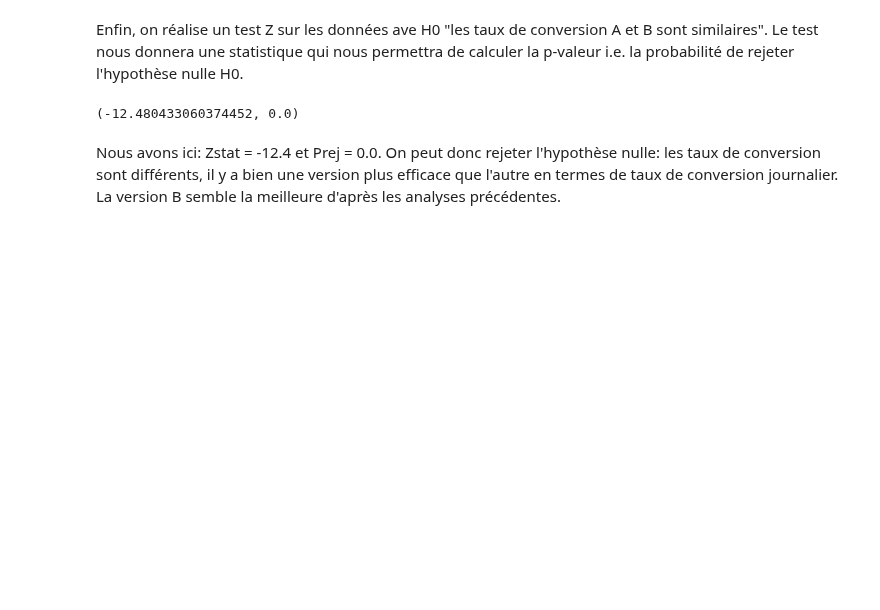
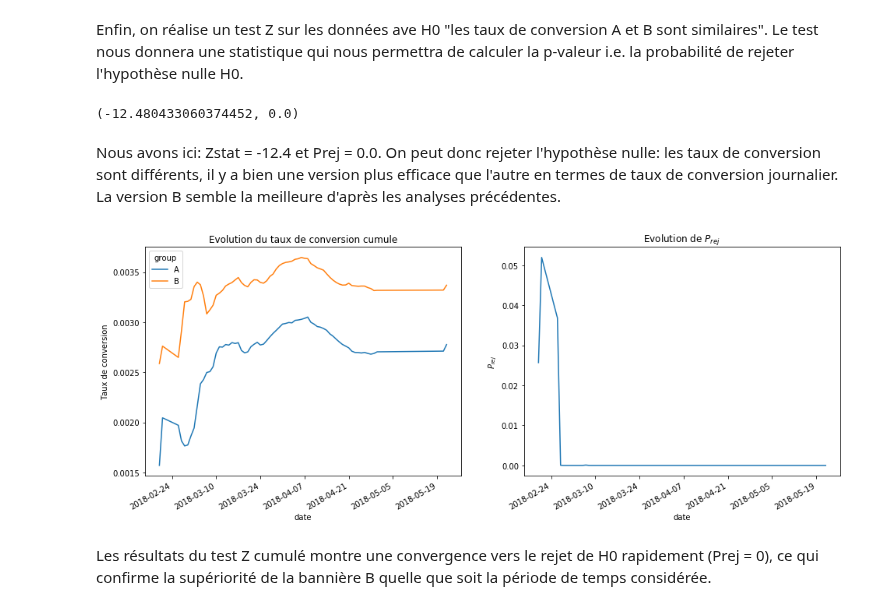
Before and after one commit to mariondechallens/1000mercis, a Jupyter notebook: Analyses/Annonceur1_campagne2_visite_2pages.ipynb, the cells around one changed output. Cells and saved outputs as stored; diff of their text form; code cells hidden in the pictures; blank space fills up the shorter version.

```diff
--- a/Analyses/Annonceur1_campagne2_visite_2pages.ipynb
+++ b/Analyses/Annonceur1_campagne2_visite_2pages.ipynb
@@ -143,3 +145,21 @@ testZ(data)
 (-12.480433060374452, 0.0)
 # %% [markdown]
 Nous avons ici: Zstat = -12.4 et Prej = 0.0. On peut donc rejeter l'hypothèse nulle: les taux de conversion sont différents, il y a bien une version plus efficace que l'autre en termes de taux de conversion journalier. La version B semble la meilleure d'après les analyses précédentes.
+# %%
+P_rej, p_cum = testZ_cum(data)
+# %%
+plt.figure(figsize=(16, 6))
+
+plt.subplot(1, 2, 1)
+p_cum.plot(title="Evolution du taux de conversion cumule", ax=plt.gca())
+plt.ylabel("Taux de conversion")
+
+plt.subplot(1, 2, 2)
+P_rej.plot(title='Evolution de $P_{rej}$', ax=plt.gca())
+plt.ylabel('$P_{rej}$')
+
+plt.show();
+# %% [output]
+[figure, added]
+# %% [markdown]
+Les résultats du test Z cumulé montre une convergence vers le rejet de H0 rapidement (Prej = 0), ce qui confirme la supériorité de la bannière B quelle que soit la période de temps considérée.
```
Also changed, not shown: parts of 2 cells of this notebook, 1 other file.
